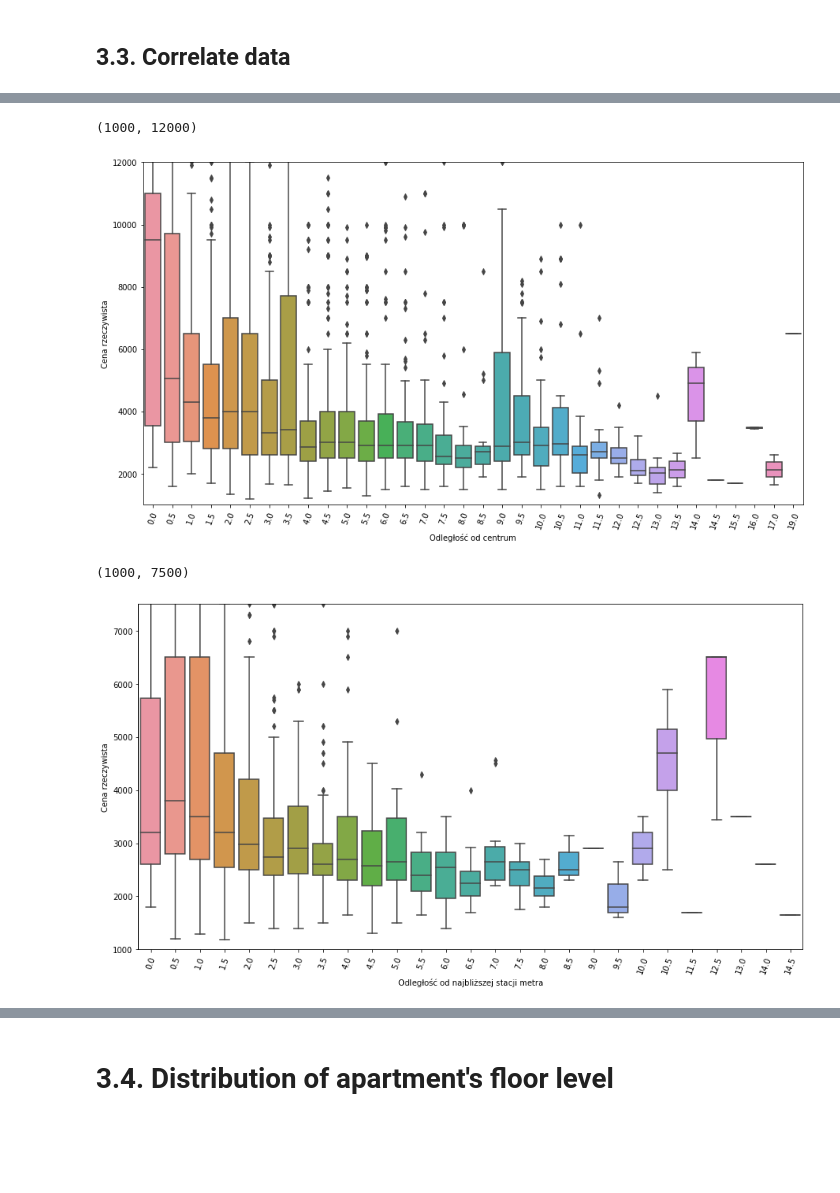
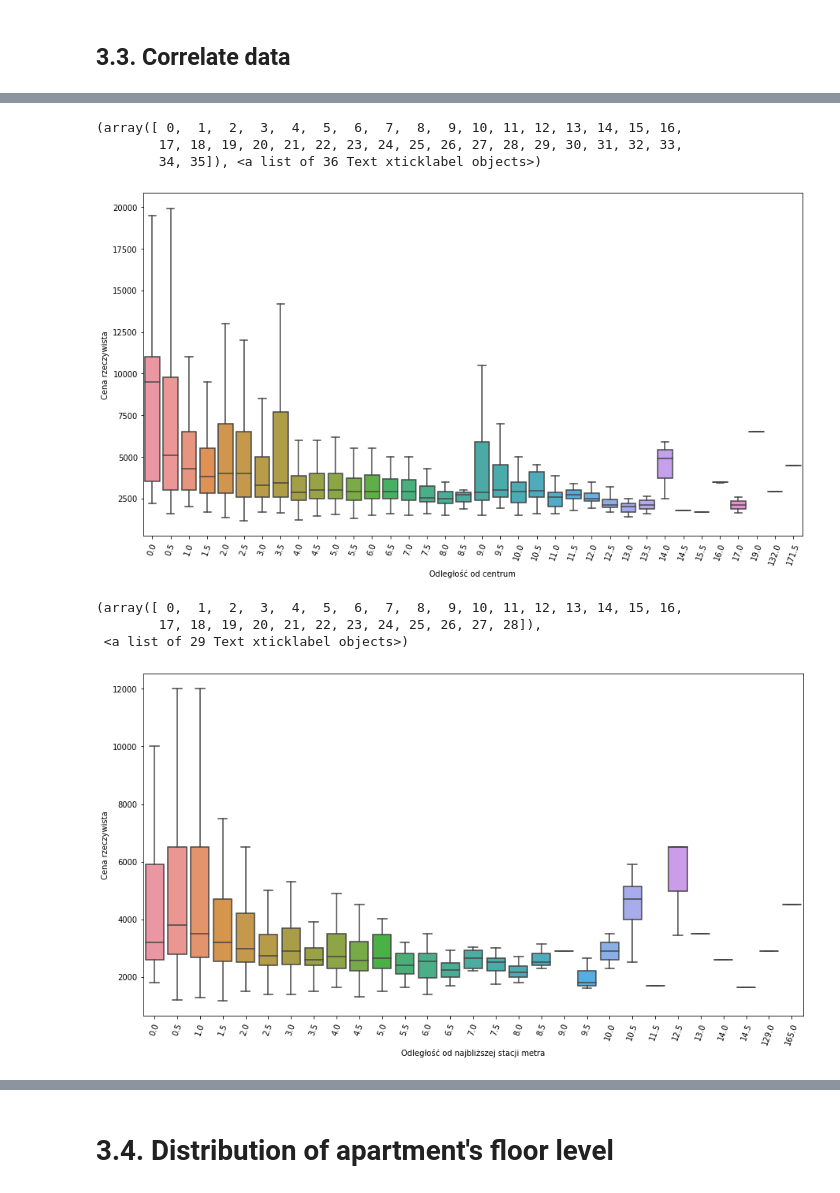
Before and after one commit to KrystianPlackowski/Apartments-data-parser, a Jupyter notebook: analyse.ipynb, the cells around one changed output, grey strips where cells are left out. Drawn from its saved outputs; the diff is of its cells as text; code cells hidden in the pictures; blank space fills up the shorter version.

```diff
--- a/analyse.ipynb
+++ b/analyse.ipynb
@@ -196,17 +214,17 @@ embed_map(m_1, 'maps/m_1.html')
 # %% [markdown]
 ## 3.3. Correlate data
 # %%
-df = apartaments[['Cena rzeczywista', 'Liczba pokoi', 'Piętro', 'Powierzchnia',
-                  'Odległość od najbliższej stacji metra', 'Odległość od centrum', 'Nazwa dzielnicy', 'Rok budowy']]
+df = apartaments.copy().drop(columns=['φ', 'λ', 'Cena', 'Czynsz - dodatkowo', 'Kaucja', 'Numer dzielnicy'])
 
 # Apply relevant conditions
 
-df = df[df['Odległość od centrum'] < 20]
 #df = df[df['Odległość od centrum'] > 1]
-df = df[df['Cena rzeczywista'] < 20000]
-#df = df[df['Powierzchnia'] <= 80]
-#df = df[df['Nazwa dzielnicy'] != 'Wilanów']
-#df = df[df['Nazwa dzielnicy'] != 'Wawer']
+#df = df[df['Odległość od centrum'] < 20]
+df = df[df['Cena rzeczywista'] <= 20000]
+#df = df[df['Powierzchnia'] <= 100]
+#df = df[df['Nazwa dzielnicy'] == 'Śródmieście']
+#df = df[df['Okna'] == 'drewniane']
+
 df = df[df['Liczba pokoi'] != "więcej niż 10"]
 df['Liczba pokoi'] = df['Liczba pokoi'].astype('int32')
 
@@ -246,21 +265,25 @@ sns.boxplot('Piętro', 'Cena rzeczywista', data=df)
 # %%
 plt.figure(figsize=(15,8))
 sns.boxplot('Odległość od centrum', 'Cena rzeczywista', data=df.apply
-           (lambda x: round(x/0.5)*0.5 if x.name == 'Odległość od centrum' else x))
+           (lambda x: round(x/0.5)*0.5 if x.name == 'Odległość od centrum' else x), showfliers=False)
 plt.xticks(rotation=70)
-plt.ylim(1000, 12000)
+#plt.ylim(1000, 5000)
 # %% [output]
-(1000, 12000)
+(array([ 0,  1,  2,  3,  4,  5,  6,  7,  8,  9, 10, 11, 12, 13, 14, 15, 16,
+        17, 18, 19, 20, 21, 22, 23, 24, 25, 26, 27, 28, 29, 30, 31, 32, 33,
+        34, 35]), <a list of 36 Text xticklabel objects>)
-[figure, old version]
+[figure, new version]
 # %%
 plt.figure(figsize=(15,8))
 sns.boxplot('Odległość od najbliższej stacji metra', 'Cena rzeczywista', data=df.apply
-           (lambda x: round(x/0.5)*0.5 if x.name == 'Odległość od najbliższej stacji metra' else x))
+           (lambda x: round(x/0.5)*0.5 if x.name == 'Odległość od najbliższej stacji metra' else x), showfliers=False)
 plt.xticks(rotation=70)
-plt.ylim(1000, 7500)
+#plt.ylim(1000, 7500)
 # %% [output]
-(1000, 7500)
+(array([ 0,  1,  2,  3,  4,  5,  6,  7,  8,  9, 10, 11, 12, 13, 14, 15, 16,
+        17, 18, 19, 20, 21, 22, 23, 24, 25, 26, 27, 28]),
+ <a list of 29 Text xticklabel objects>)
-[figure, old version]
+[figure, new version]
 # %%
 plt.figure(figsize=(15,8))
 sns.boxplot('Rok budowy', 'Odległość od centrum', data=df.apply
```
Also changed, not shown: parts of 32 cells of this notebook.
